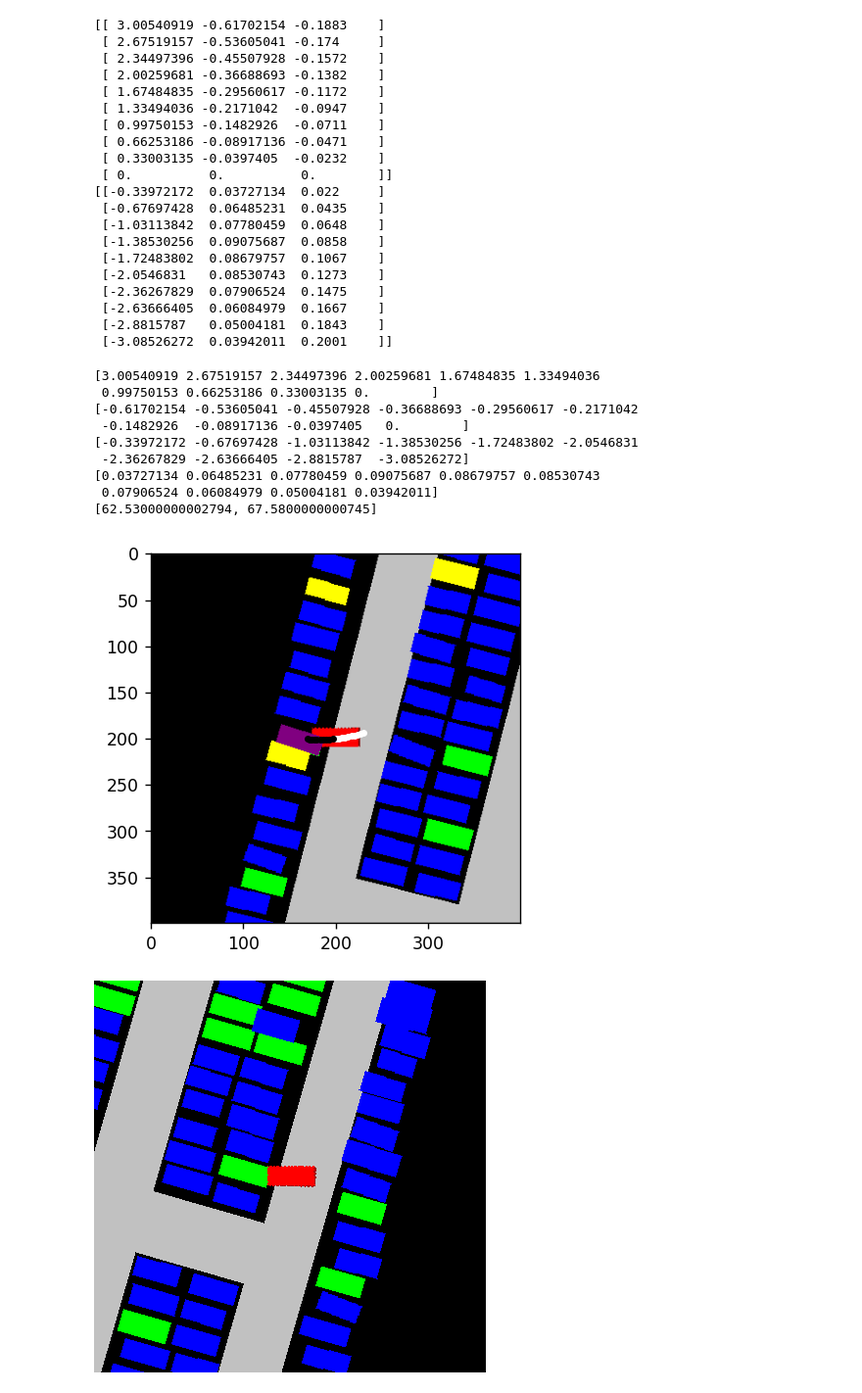
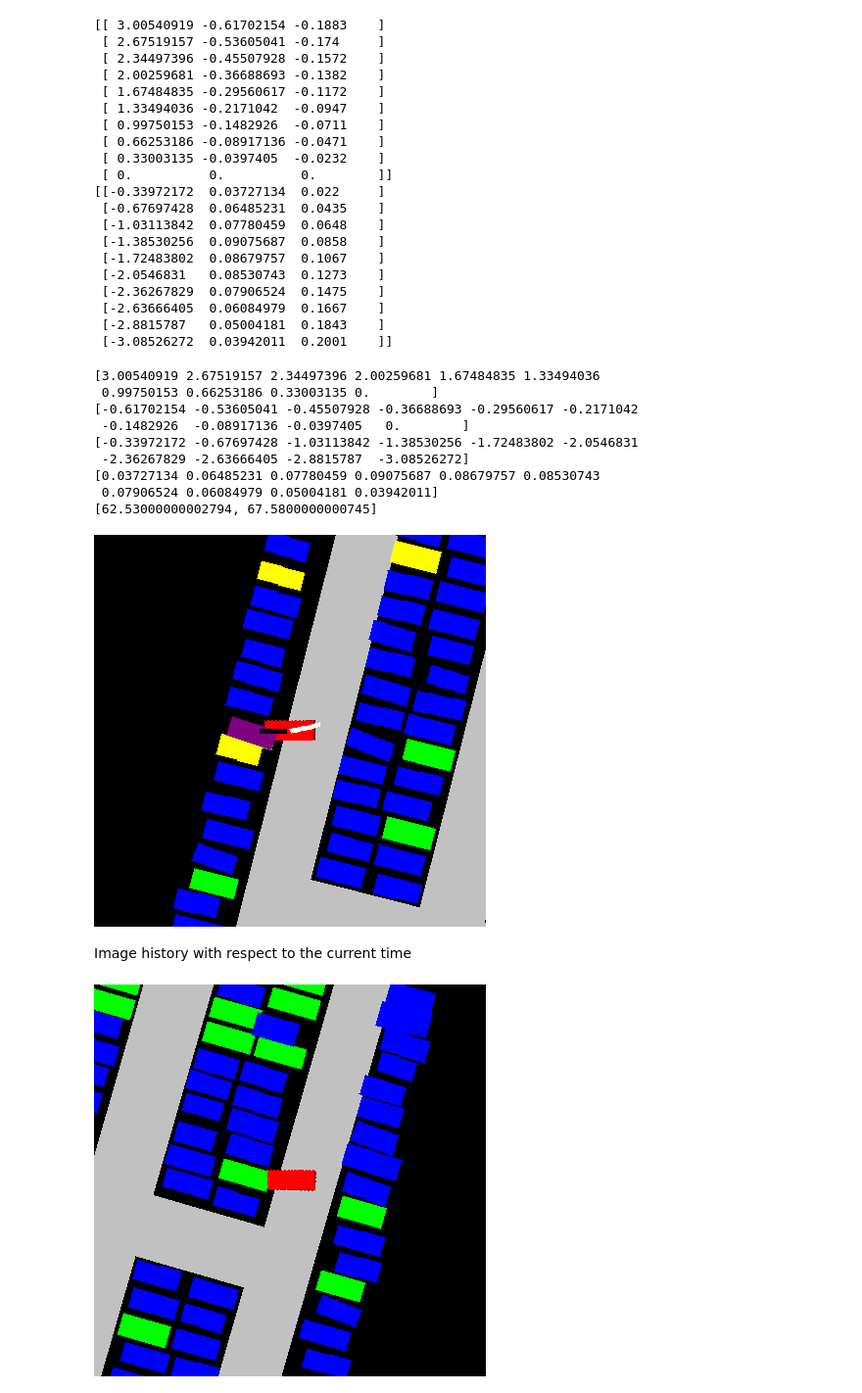
Before and after one commit to XuShenLZ/ParkSim, a Jupyter notebook: python/parksim/trajectory_predict/data_processing/data_experimentation.ipynb, the cells around one changed output. Shown at 98% size. Drawn from its saved outputs; the diff is of its cells as text; code cells hidden in the pictures.

Commit message:
added ability to generate image sequence for future and past

```diff
--- a/python/parksim/trajectory_predict/data_processing/data_experimentation.ipynb
+++ b/python/parksim/trajectory_predict/data_processing/data_experimentation.ipynb
@@ -126,31 +126,45 @@ print(future)
  [-2.63666405  0.06084979  0.1667    ]
  [-2.8815787   0.05004181  0.1843    ]
  [-3.08526272  0.03942011  0.2001    ]]
-# %%
-img_fr = extractor.vis.plot_frame(frame['frame_token'])
-im = extractor.vis.inst_centric(img_fr, instances[1])
-im = extractor.label_target_spot(instances[1], im)
-print(past[:,0])
-print(past[:,1])
-print(future[:,0])
-print(future[:,1])
-print(ds.get('instance', instances[1])['coords'])
-# I'm unsure how to plot the past/future because of the scaling of pixels to distance, plus the top left is 0,0 instead of the center
-plt.plot(10*past[:,0]+200, 10*past[:,1]+200, marker='.', color='white')
-plt.plot(10*future[:,0]+200, 10*future[:,1]+200, marker='.', color='black')
-plt.imshow(im)
-plt.show()
-# %% [output]
-[3.00540919 2.67519157 2.34497396 2.00259681 1.67484835 1.33494036
- 0.99750153 0.66253186 0.33003135 0.        ]
-[-0.61702154 -0.53605041 -0.45507928 -0.36688693 -0.29560617 -0.2171042
- -0.1482926  -0.08917136 -0.0397405   0.        ]
-[-0.33972172 -0.67697428 -1.03113842 -1.38530256 -1.72483802 -2.0546831
- -2.36267829 -2.63666405 -2.8815787  -3.08526272]
-[0.03727134 0.06485231 0.07780459 0.09075687 0.08679757 0.08530743
- 0.07906524 0.06084979 0.05004181 0.03942011]
-[62.53000000002794, 67.5800000000745]
-[figure, removed]
+# %%
+img_fr = extractor.vis.plot_frame(frame['frame_token'])
+im = extractor.vis.inst_centric(img_fr, instances[1])
+im = extractor.label_target_spot(instances[1], im)
+print(past[:,0])
+print(past[:,1])
+print(future[:,0])
+print(future[:,1])
+print(ds.get('instance', instances[1])['coords'])
+
+# Plot the past / future trajectory back to instance centric view
+curr_instance = ds.get('instance', instances[1])
+curr_pose = np.array(
+    [curr_instance['coords'][0], curr_instance['coords'][1], curr_instance['heading']])
+
+rot = np.array([[np.cos(curr_pose[2]), -np.sin(curr_pose[2])],
+               [np.sin(curr_pose[2]), np.cos(curr_pose[2])]])
+global_past = (rot @ past[:, :2].T).T + curr_pose[:2]
+global_future = (rot @ future[:, :2].T).T + curr_pose[:2]
+
+
+im = extractor.vis.plot_traj(inst_centric_view=im, center_pose=curr_pose,
+                             traj=global_past, color=(255, 255, 255), width=5)
+im = extractor.vis.plot_traj(inst_centric_view=im, center_pose=curr_pose,
+                             traj=global_future, color=(0, 0, 0), width=5)
+display(im)
+# %% [output]
+[3.00540919 2.67519157 2.34497396 2.00259681 1.67484835 1.33494036
+ 0.99750153 0.66253186 0.33003135 0.        ]
+[-0.61702154 -0.53605041 -0.45507928 -0.36688693 -0.29560617 -0.2171042
+ -0.1482926  -0.08917136 -0.0397405   0.        ]
+[-0.33972172 -0.67697428 -1.03113842 -1.38530256 -1.72483802 -2.0546831
+ -2.36267829 -2.63666405 -2.8815787  -3.08526272]
+[0.03727134 0.06485231 0.07780459 0.09075687 0.08679757 0.08530743
+ 0.07906524 0.06084979 0.05004181 0.03942011]
+[62.53000000002794, 67.5800000000745]
+[figure, added]
+# %% [markdown]
+Image history with respect to the current time
 # %%
 indices = [30, 55, 80, 105, 130, 155]
 curr_inst = ds.get('instance', instances[0])
```
Also changed, not shown: 2 other files.
